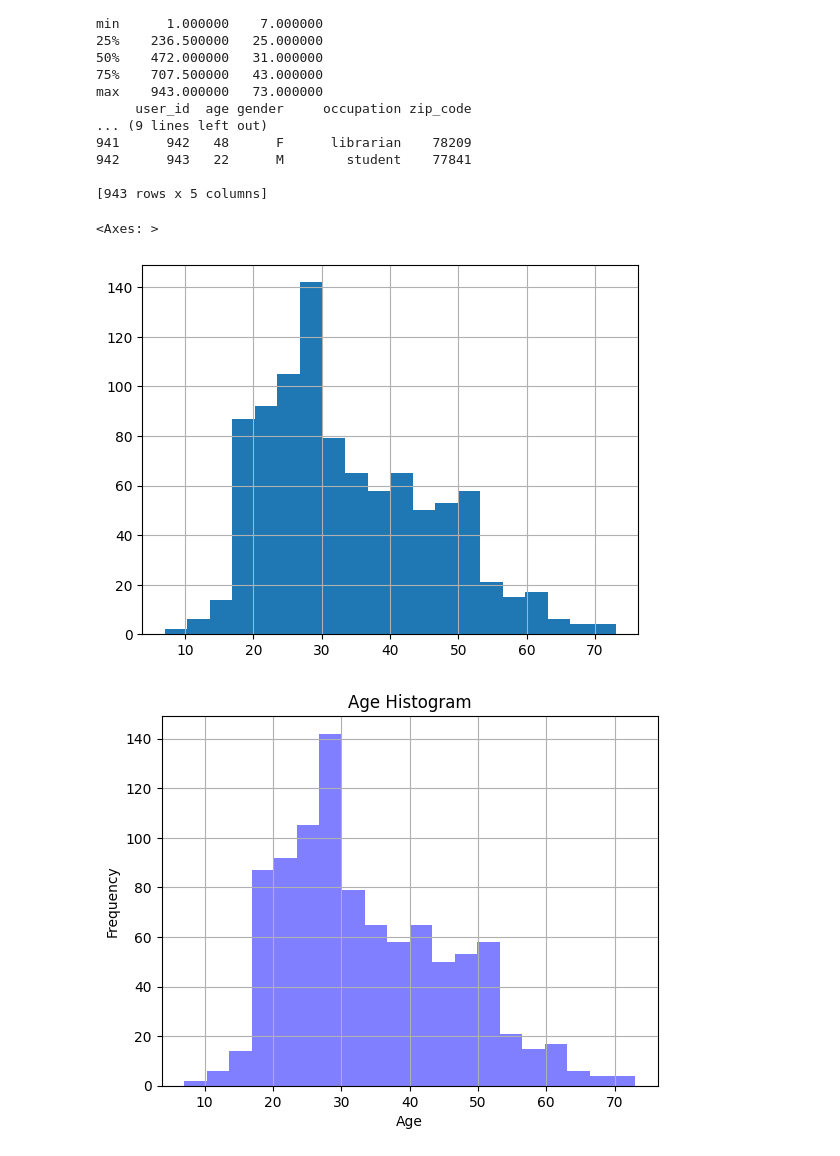
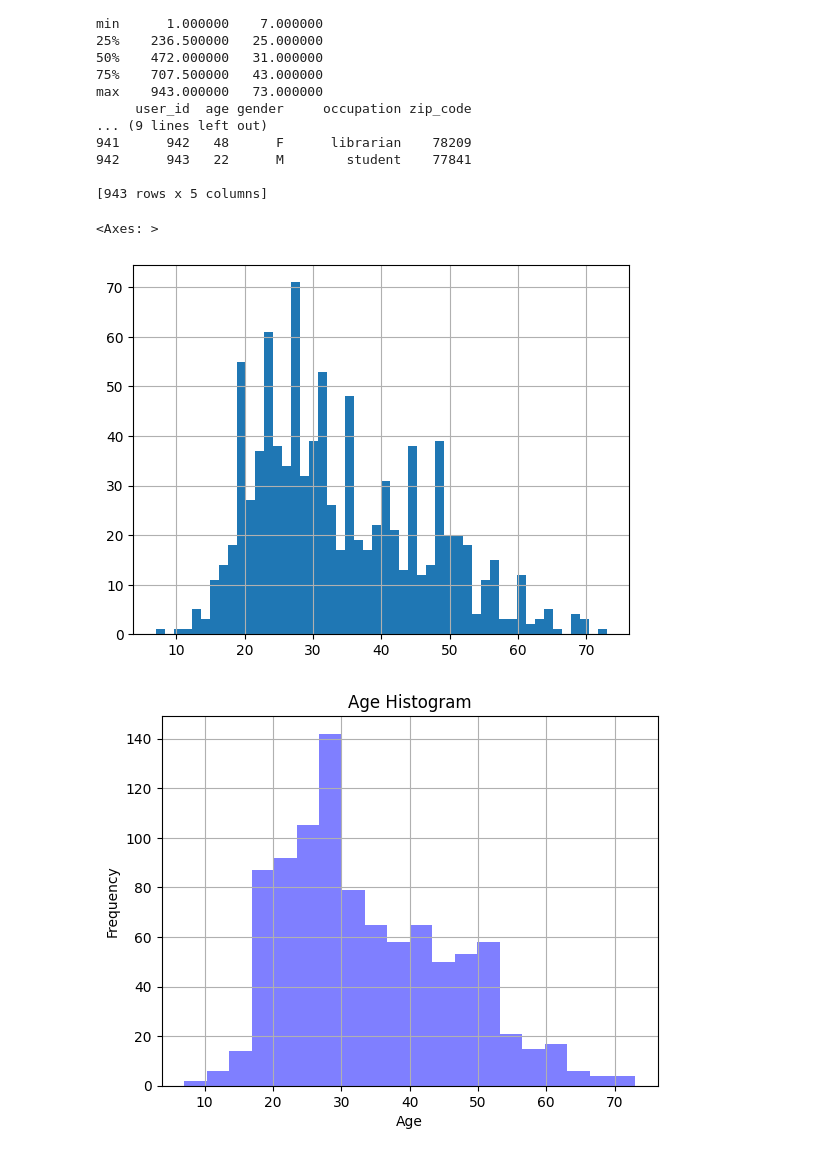
Before and after one commit to SmokeyRider/learning_llm_2025, a Jupyter notebook: Jupyter_nb.ipynb, the cells around one changed output. Saved outputs shown, nothing was run; the diff lists cells and outputs as text; code cells hidden in the pictures.

```diff
--- a/Jupyter_nb.ipynb
+++ b/Jupyter_nb.ipynb
@@ -42,11 +47,13 @@ max    943.000000   73.000000
 
 [943 rows x 5 columns]
 # %%
+import matplotlib.pyplot as plt
+
 df.occupation.value_counts()
-df['age'].hist(bins=20)
+df['age'].hist(bins=50)
 # %% [output]
 <Axes: >
-[figure, old version]
+[figure, new version]
 # %%
 import matplotlib.pyplot as plt
 
```
Also changed, not shown: parts of 1 cell of this notebook.
